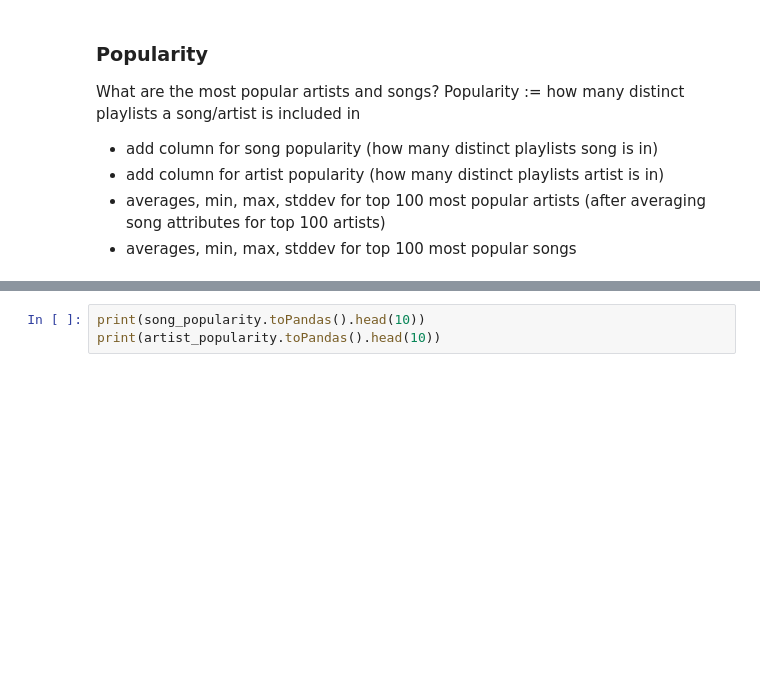
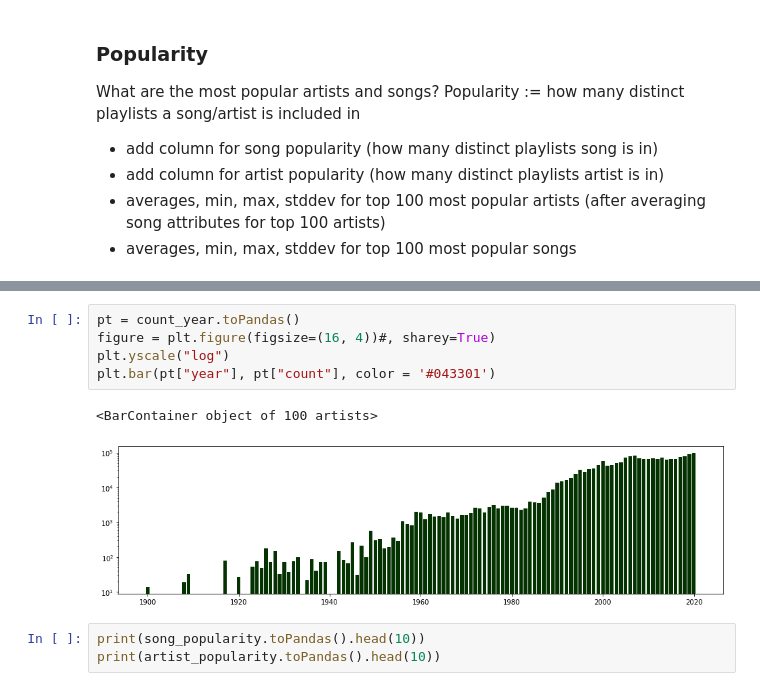
Before and after one commit to eric-kaufmann/spotify_analysis, a Jupyter notebook: analysis_pyspark_fixed.ipynb, the cells around one changed output, grey strips where cells are left out. Cells and saved outputs as stored; diff of their text form; blank space fills up the shorter version.

```diff
--- a/analysis_pyspark_fixed.ipynb
+++ b/analysis_pyspark_fixed.ipynb
@@ -195,3 +214,11 @@ pop_var = pop_avg_group.agg(*[f.variance(col) for col in attr_names])
+# %%
+pt = count_year.toPandas()
+figure = plt.figure(figsize=(16, 4))#, sharey=True)
+plt.yscale("log")
+plt.bar(pt["year"], pt["count"], color = '#043301')
+# %% [output]
+<BarContainer object of 100 artists>
+[figure, added]
 # %%
 print(song_popularity.toPandas().head(10))
 print(artist_popularity.toPandas().head(10))
```
Also changed, not shown: parts of 4 cells of this notebook.
